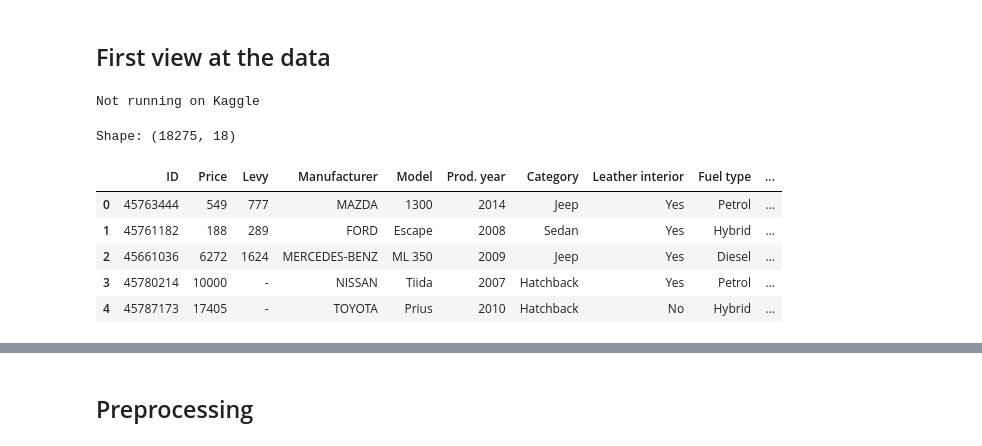
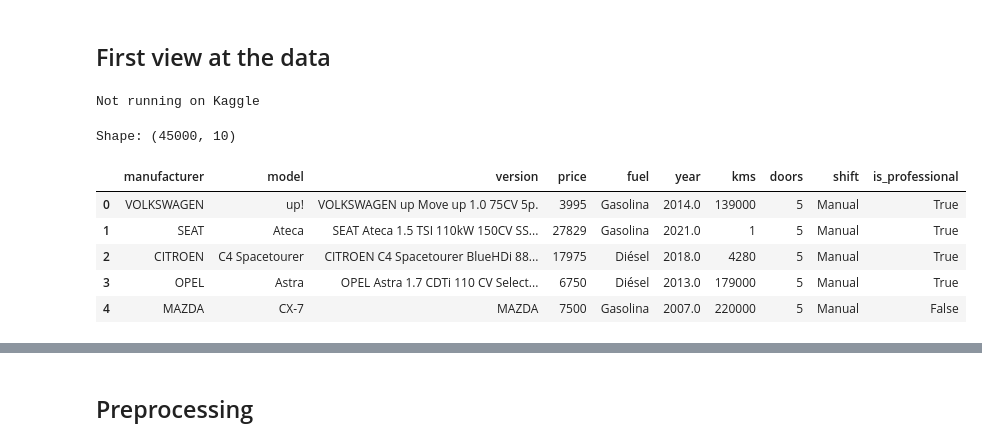
Before and after one commit to JoaquinMateosBarroso/Car_Prices, a Jupyter notebook: CarPrices.ipynb, the cells around one changed output, grey strips where cells are left out. Saved outputs shown, nothing was run; the diff lists cells and outputs as text; code cells hidden in the pictures.

```diff
--- a/CarPrices.ipynb
+++ b/CarPrices.ipynb
@@ -8,5 +8,5 @@ Data extracted from kaggle. Click [here](https://www.kaggle.com/datasets/sidhart
 # %% [markdown]
-## First view at the data <a id="section1"></a>
+## First view at the data <a id='section1'></a>
 # %%
 import os
 if 'KAGGLE_KERNEL_RUN_TYPE' in os.environ:
@@ -20,23 +20,28 @@ Not running on Kaggle
 # %%
 import numpy as np
 import pandas as pd
 from sklearn.model_selection import train_test_split
 
-# We already have the data partitioned
-original_df = pd.read_csv(f"{data_dir}/train.csv")
-df_train, df_test = train_test_split(original_df, test_size=0.05, random_state=42)
+
+original_df = pd.read_csv(f'{data_dir}/coches-de-segunda-mano-sample.csv')
+original_df.drop(['url', 'company', 'price_financed', 'dealer', 'color',
+                  'publish_date', 'insert_date', 'photos', 'power', 'country'], axis=1, inplace=True) # Drop some useless columns
+original_df.drop(['province'], inplace=True, axis=1) # We might use it in the future
+original_df.rename({'make': 'manufacturer'}, inplace=True, axis=1)
+
+df_train, df_test = train_test_split(original_df, test_size=0.1, random_state=42)
 
 df_train.reset_index(drop=True, inplace=True)
 df_test.reset_index(drop=True, inplace=True)
 
 
-print(f"Shape: {df_train.shape}")
+print(f'Shape: {df_train.shape}')
 df_train.head()
 # %% [output]
-Shape: (18275, 18)
+Shape: (45000, 10)
-|  | ID | Price | Levy | Manufacturer | Model | Prod. year | Category | Leather interior | Fuel type | ... |
-| 0 | 45763444 | 549 | 777 | MAZDA | 1300 | 2014 | Jeep | Yes | Petrol | ... |
-| 1 | 45761182 | 188 | 289 | FORD | Escape | 2008 | Sedan | Yes | Hybrid | ... |
-| 2 | 45661036 | 6272 | 1624 | MERCEDES-BENZ | ML 350 | 2009 | Jeep | Yes | Diesel | ... |
-| 3 | 45780214 | 10000 | - | NISSAN | Tiida | 2007 | Hatchback | Yes | Petrol | ... |
-| 4 | 45787173 | 17405 | - | TOYOTA | Prius | 2010 | Hatchback | No | Hybrid | ... |
+|  | manufacturer | model | version | price | fuel | year | kms | doors | shift | is_professional |
+| 0 | VOLKSWAGEN | up! | VOLKSWAGEN up Move up 1.0 75CV 5p. | 3995 | Gasolina | 2014.0 | 139000 | 5 | Manual | True |
+| 1 | SEAT | Ateca | SEAT Ateca 1.5 TSI 110kW 150CV SS... | 27829 | Gasolina | 2021.0 | 1 | 5 | Manual | True |
+| 2 | CITROEN | C4 Spacetourer | CITROEN C4 Spacetourer BlueHDi 88... | 17975 | Diésel | 2018.0 | 4280 | 5 | Manual | True |
+| 3 | OPEL | Astra | OPEL Astra 1.7 CDTi 110 CV Select... | 6750 | Diésel | 2013.0 | 179000 | 5 | Manual | True |
+| 4 | MAZDA | CX-7 | MAZDA | 7500 | Gasolina | 2007.0 | 220000 | 5 | Manual | False |
```
Also changed, not shown: parts of 24 cells of this notebook, 2 other files.
